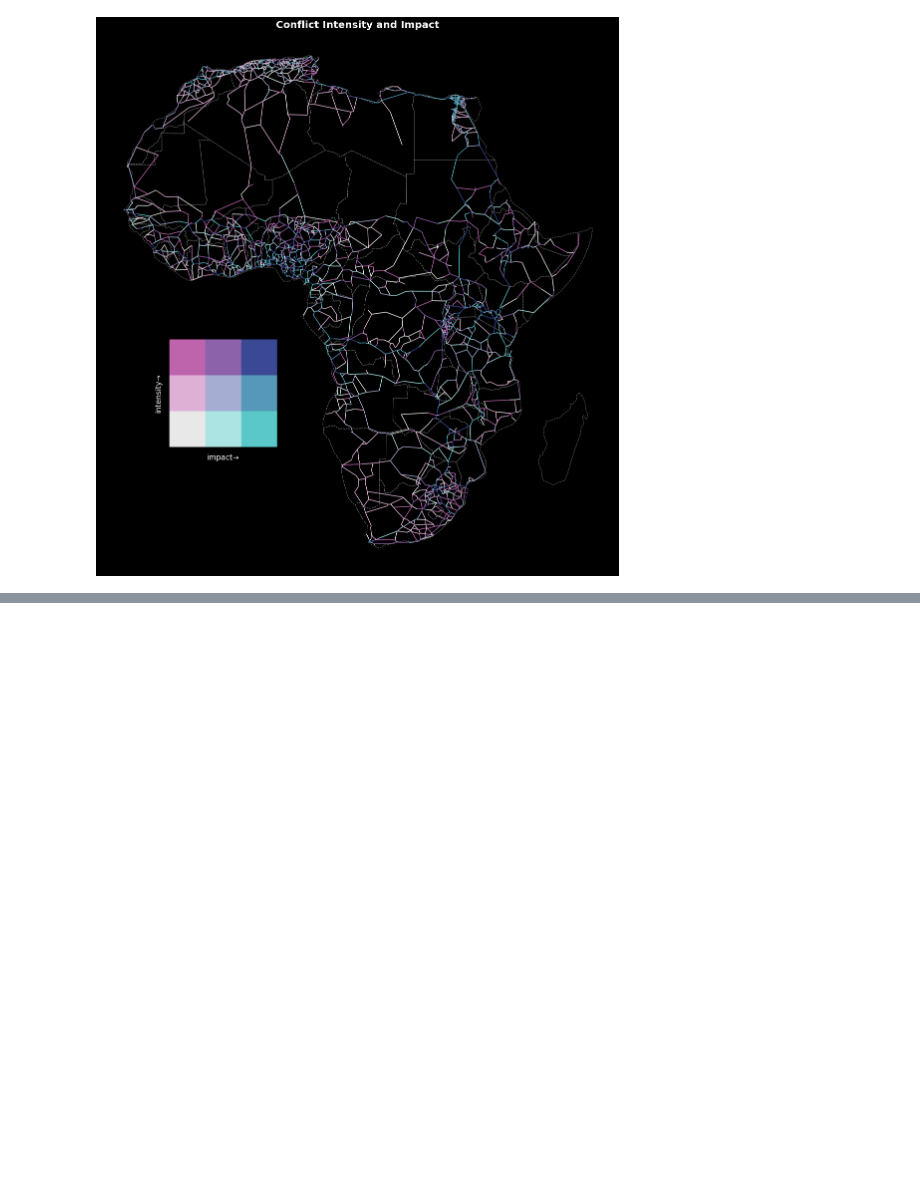
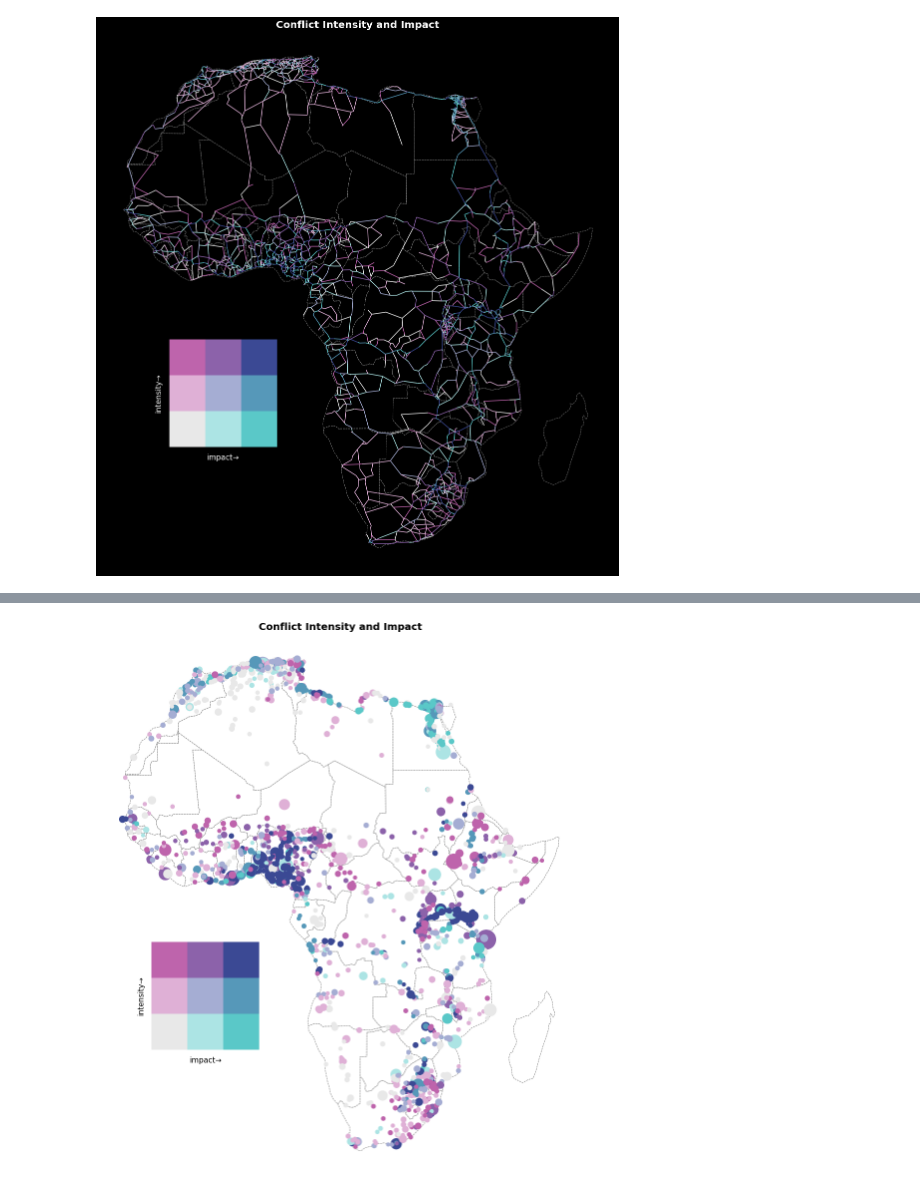
Before and after one commit to asrenninger/africonnectivity, a Jupyter notebook: python/gravity.ipynb, the cells around one changed output, grey strips where cells are left out. Saved outputs shown, nothing was run; the diff lists cells and outputs as text; code cells hidden in the pictures; blank space fills up the shorter version.

```diff
--- a/python/gravity.ipynb
+++ b/python/gravity.ipynb
@@ -576,0 +667,5 @@ Text(-0.1, 0.5, 'intensity→')
+# %%
+params = {'title': 'Conflict Intensity and Impact', 'label1': 'impact', 'label2': 'intensity', 'pts': 'Pop2015'}
+bivariate_choropleth(avg, africa, "flow", "risk", scheme=colours, background='w', **params)
+# %% [output]
+[figure, added]
```
Also changed, not shown: parts of 2 cells of this notebook.
